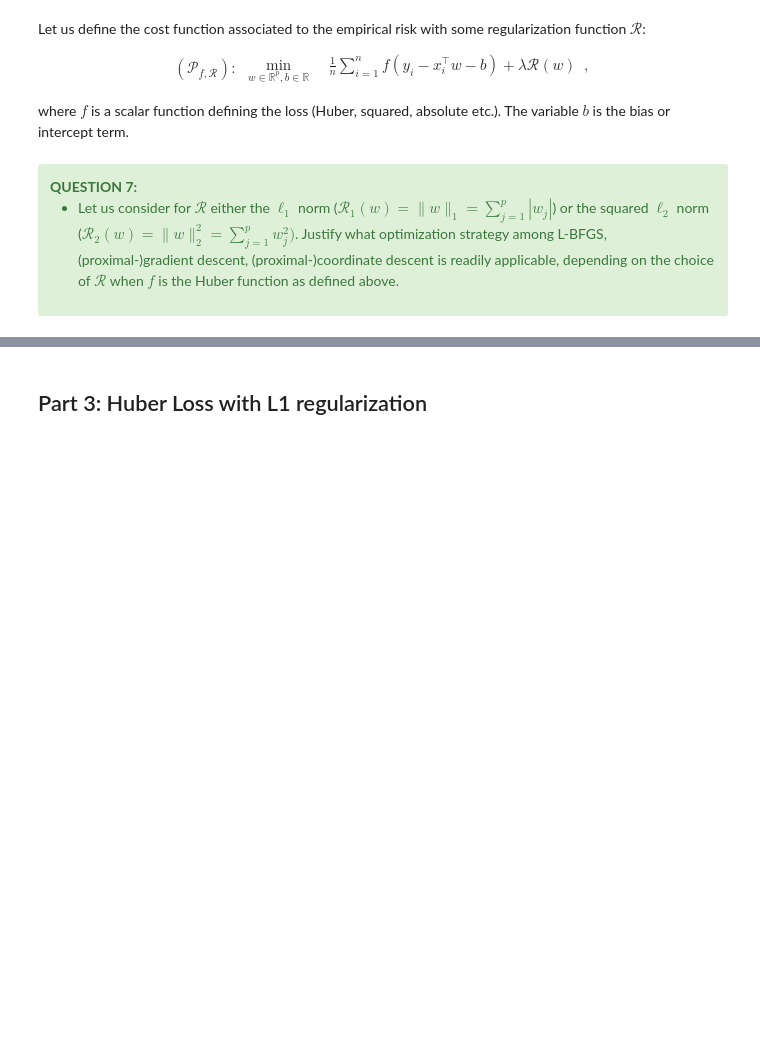
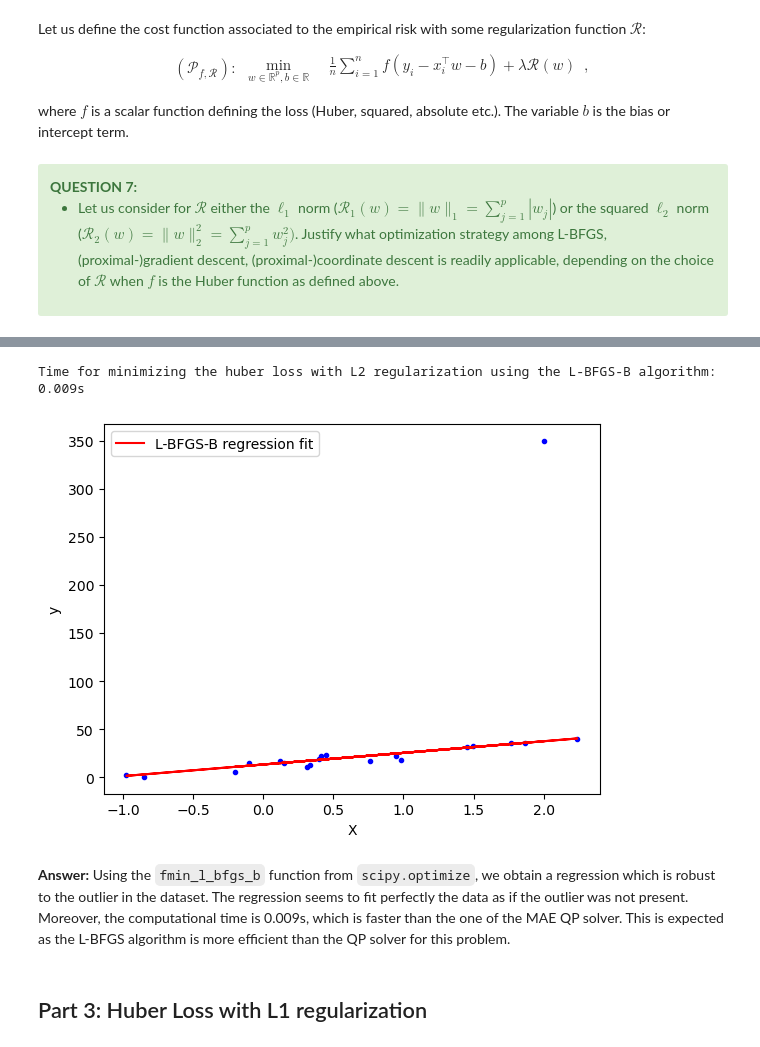
Before and after one commit to BryanBradfo/optimisation-algorithms, a Jupyter notebook: project/project_chen_bryan_and_devilder_alice.ipynb, the cells around one changed output, grey strips where cells are left out. Saved outputs shown, nothing was run; the diff lists cells and outputs as text; code cells hidden in the pictures; blank space fills up the shorter version.

```diff
--- a/project/project_chen_bryan_and_devilder_alice.ipynb
+++ b/project/project_chen_bryan_and_devilder_alice.ipynb
@@ -416,0 +417,6 @@ INSERT YOUR ANSWER HERE
+# %%
+def huber_grad(x, epsilon=epsilon):
+    if np.abs(x) < epsilon:
+        return 2 * x
+    else:
+        return 2 * epsilon * np.sign(x)
@@ -471,3 +490,49 @@ def huber_lbfgs_l2(X=X, y=y, lbda=lbda, epsilon=epsilon):
+# %%
+from scipy.optimize import fmin_l_bfgs_b
+
+lbda = 0.01
+
+def pobj_l2(params, X=X, y=y, lbda=lbda, epsilon=epsilon):
+    w = params[1:]
+    b = params[0]
+    return np.mean(huber(y - np.dot(X, w) - b, epsilon=epsilon)) + lbda * np.sum(w ** 2)
+
+def huber_grad_l2(params, X, y, lbda, epsilon):
+    w = params[1:]
+    b = params[0]
+    n_samples, n_features = X.shape
+    grad_w = np.zeros(n_features)
+    grad_b = 0
+    for i in range(n_samples):
+        grad_w += -X[i, :] * huber_grad(y[i] - np.dot(X[i, :], w) - b, epsilon=epsilon) + 2 * lbda * w
+        grad_b += -huber_grad(y[i] - np.dot(X[i, :], w) - b, epsilon=epsilon)
+    return np.concatenate([[grad_b], grad_w])
+
+def huber_lbfgs_l2(X=X, y=y, lbda=lbda, epsilon=epsilon):
+    n_samples, n_features = X.shape
+    params, _, _ = fmin_l_bfgs_b(pobj_l2, x0=np.zeros(n_features + 1), fprime=huber_grad_l2, args=(X, y, lbda, epsilon))
+    return params
+
+t0 = time.perf_counter()
+params = huber_lbfgs_l2(X, y, lbda, epsilon)
+b_hat = params[0]
+w_hat = params[1:]
+print(f"Time for minimizing the huber loss with L2 regularization using the L-BFGS-B algorithm: {time.perf_counter() - t0:.3f}s")
+
+x = X[:, 0]
+ypred_lbfgs_l2 = X.dot(w_hat)+b_hat
+
+plt.plot(x, y, 'b.')
+plt.plot(x, ypred_lbfgs_l2, 'r-', label="L-BFGS-B regression fit")
+plt.xlabel("X")
+plt.ylabel("y")
+plt.legend(loc=0)
+plt.show()
+# %% [output]
+Time for minimizing the huber loss with L2 regularization using the L-BFGS-B algorithm: 0.009s
+[figure, added]
+# %% [markdown]
+**Answer:** Using the `fmin_l_bfgs_b` function from `scipy.optimize`, we obtain a regression which is robust to the outlier in the dataset. The regression seems to fit perfectly the data as if the outlier was not present. Moreover, the computational time is 0.009s, which is faster than the one of the MAE QP solver. This is expected as the L-BFGS algorithm is more efficient than the QP solver for this problem.
 # %% [markdown]
 ## Part 3: Huber Loss with L1 regularization
 # %% [markdown]
```
Also changed, not shown: parts of 18 cells of this notebook.
